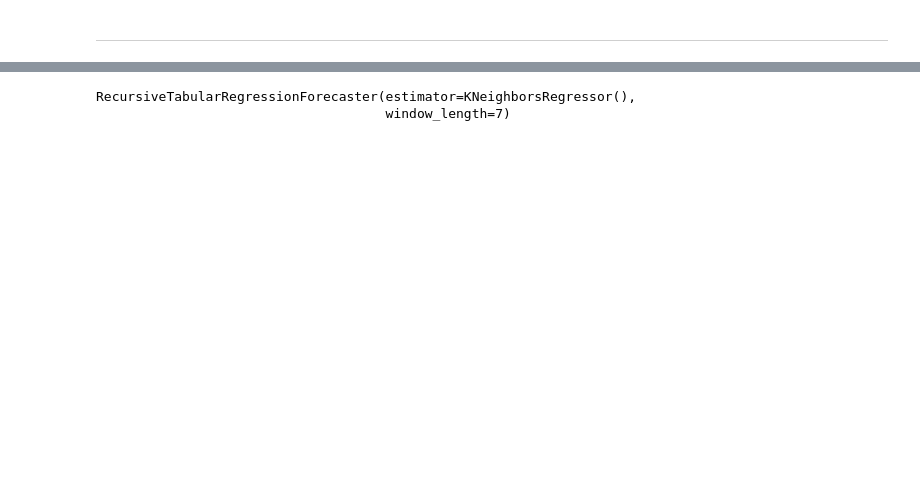
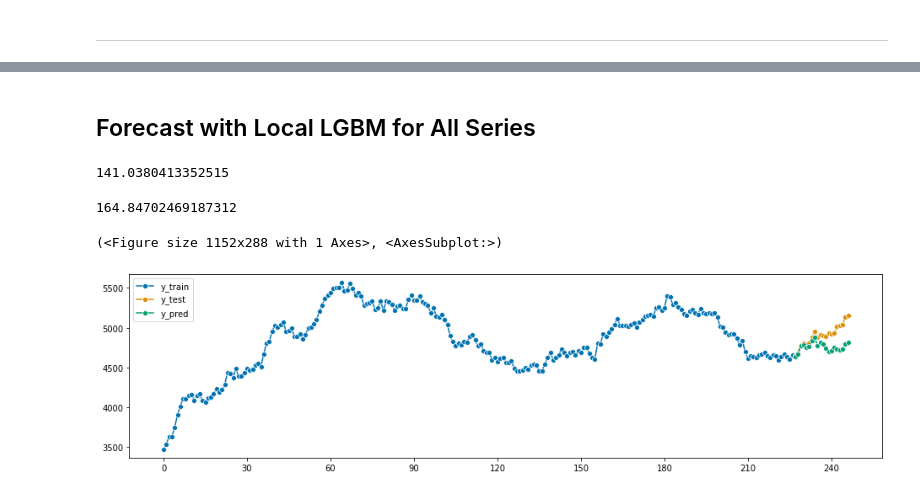
Before and after one commit to cdbale/Privacy-and-Forecasting-Empirical, a Jupyter notebook: Code/Exploratory/Forecasting Models/LGBM.ipynb, the cells around one changed output, grey strips where cells are left out. Saved outputs shown, nothing was run; the diff lists cells and outputs as text; code cells hidden in the pictures; blank space fills up the shorter version.

Commit message:
sktime experiments and LGBM code

```diff
--- a/Code/Exploratory/Forecasting Models/LGBM.ipynb
+++ b/Code/Exploratory/Forecasting Models/LGBM.ipynb
@@ -193,3 +190,0 @@ from sktime.forecasting.model_selection import ForecastingGridSearchCV, SlidingW
-# %%
-regressor = KNeighborsRegressor()
-forecaster = make_reduction(regressor, window_length=15, strategy="recursive")
@@ -208,2 +190,0 @@ gscv = ForecastingGridSearchCV(forecaster, strategy="refit", cv=cv, param_grid=p
-# %%
-gscv.fit(y_train)
@@ -215,2 +190,0 @@ ForecastingGridSearchCV(cv=SlidingWindowSplitter(initial_window=99, window_lengt
-# %%
-y_pred = gscv.predict(fh)
@@ -233,5 +191,48 @@ mean_squared_error(y_test, y_pred, square_root=True)
-# %%
-gscv.best_forecaster_
-# %% [output]
-RecursiveTabularRegressionForecaster(estimator=KNeighborsRegressor(),
-                                     window_length=7)
+# %% [markdown]
+## Forecast with Local LGBM for All Series
+# %%
+# empty arrays to store error metrics for each series
+maes = np.zeros([num_series])
+rmses = np.zeros([num_series])
+# list to store forecasts
+Y_preds = []
+
+# loop over all series
+for i in range(num_series):
+    # select ith series
+    y = Y_nested.iloc[i,0]
+
+    # train-test split
+    y_train, y_test = temporal_train_test_split(y, test_size=len(fh))
+
+    # train model
+    forecaster.fit(y_train)
+
+    # generate forecasts
+    y_pred = forecaster.predict(fh)
+
+    # store forecasts
+    Y_preds.append(y_pred)
+
+    # store error metrics
+    maes[i] = mean_absolute_error(y_test, y_pred)
+    rmses[i] = mean_squared_error(y_test, y_pred, square_root=True)
+# %%
+# average mean absolute error across series
+np.mean(maes)
+# %% [output]
+141.0380413352515
+# %%
+# average root mean squared error across series
+np.mean(rmses)
+# %% [output]
+164.84702469187312
+# %%
+series_num = 50
+plot_series(Y_nested.iloc[series_num,0][:-len(fh)],
+            Y_nested.iloc[series_num,0][-len(fh):],
+            Y_preds[series_num],
+            labels=["y_train", "y_test", "y_pred"])
+# %% [output]
+(<Figure size 1152x288 with 1 Axes>, <AxesSubplot:>)
+[figure, added]
```
Also changed, not shown: parts of 98 cells of this notebook, 1 other file.
